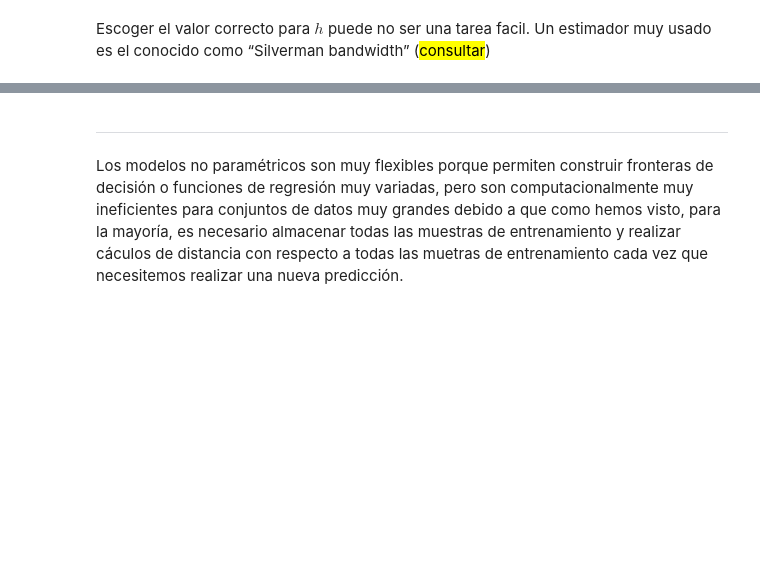
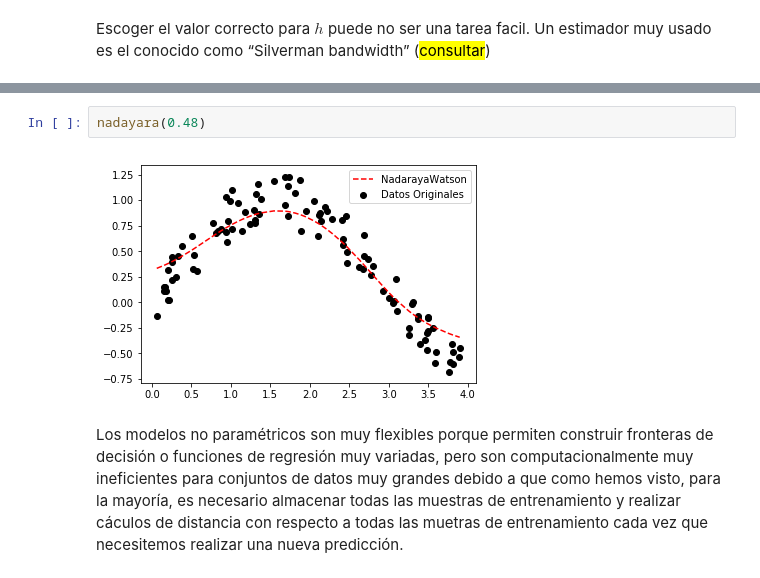
Before and after one commit to jaiderog/ML_IntroductoryCourse, a Jupyter notebook: Clase - Modelos no Paramétricos.ipynb, the cells around one changed output, grey strips where cells are left out. Drawn from its saved outputs; the diff is of its cells as text; blank space fills up the shorter version.

```diff
--- a/Clase - Modelos no Paramétricos.ipynb
+++ b/Clase - Modelos no Paramétricos.ipynb
@@ -350,4 +350,6 @@ aW50ZXJhY3RpdmUoY2hpbGRyZW49KERyb3Bkb3duKGRlc2NyaXB0aW9uPXUnaCcsIGluZGV4PTQsIG9w
-# %% [markdown]
-----------------------------------------------------------------------------------------------------------------------------------------------
+# %%
+nadayara(0.48)
+# %% [output]
+[figure, added]
 # %% [markdown]
 Los modelos no paramétricos son muy flexibles porque permiten construir fronteras de decisión o funciones de regresión muy variadas, pero son computacionalmente muy ineficientes para conjuntos de datos muy grandes debido a que como hemos visto, para la mayoría, es necesario almacenar todas las muestras de entrenamiento y realizar cáculos de distancia con respecto a todas las muetras de entrenamiento cada vez que necesitemos realizar una nueva predicción.
```
Also changed, not shown: parts of 5 cells of this notebook, 6 other files.
